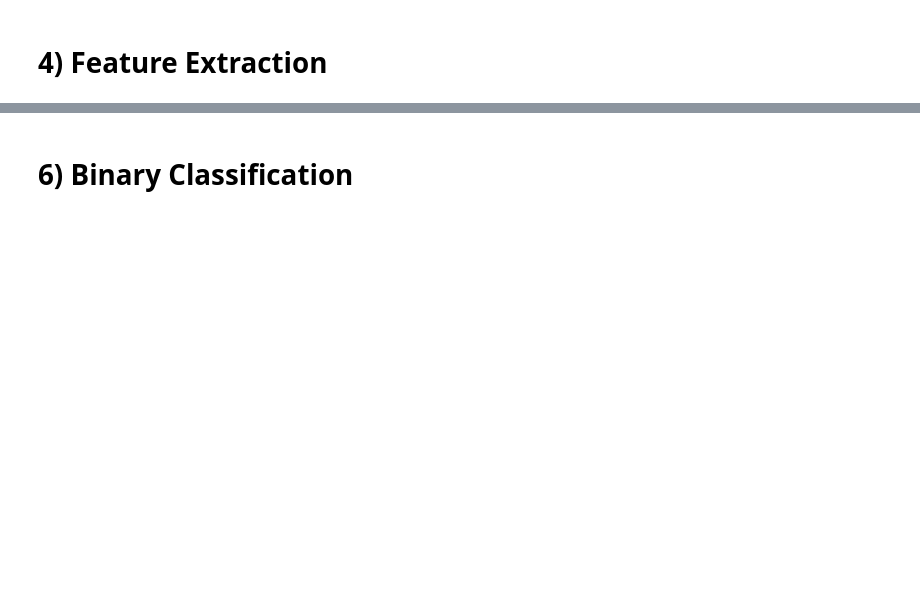
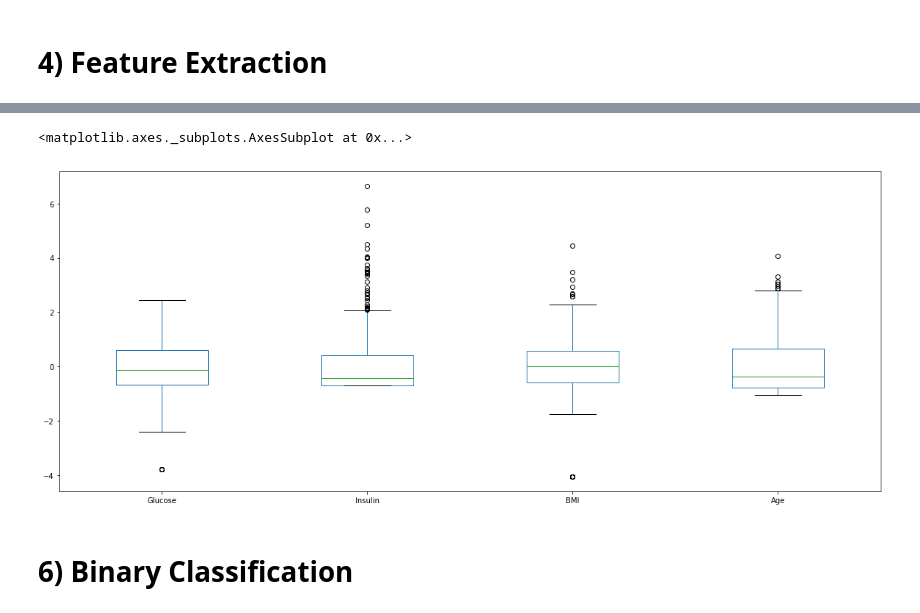
Before and after one commit to mgfeller/ml-play, a Jupyter notebook: ml-presentation/cx-pima-data-visualisation-and-machine-learning.ipynb, the cells around one changed output, grey strips where cells are left out. Cells and saved outputs as stored; diff of their text form; code cells hidden in the pictures; blank space fills up the shorter version.

```diff
--- a/ml-presentation/cx-pima-data-visualisation-and-machine-learning.ipynb
+++ b/ml-presentation/cx-pima-data-visualisation-and-machine-learning.ipynb
@@ -180,3 +176,8 @@ X.head()
+# %%
+X.plot(kind= 'box', subplots=False, figsize=(20,8))
+# %% [output]
+<matplotlib.axes._subplots.AxesSubplot at 0x...>
+[figure, added]
 # %% [markdown]
 # 6) Binary Classification
 # %%
```
Also changed, not shown: parts of 36 cells of this notebook, 6 other files.
